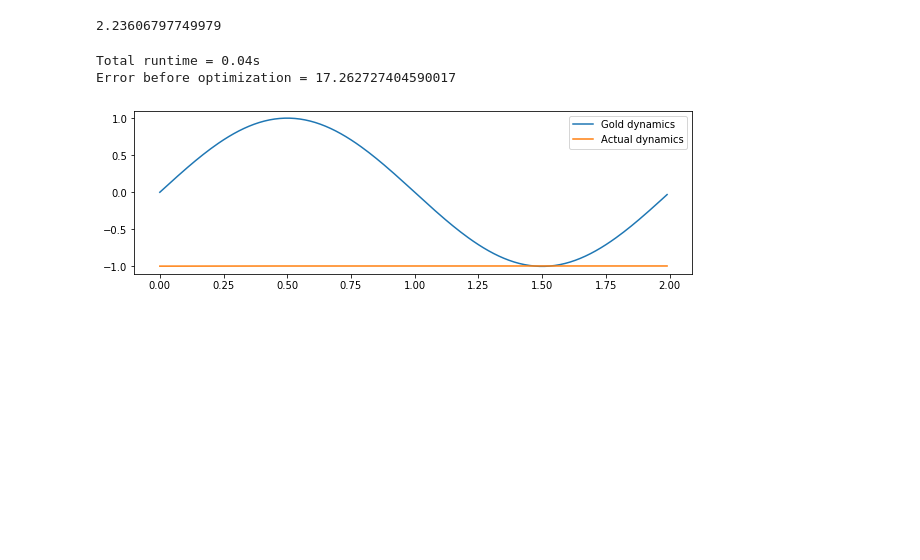
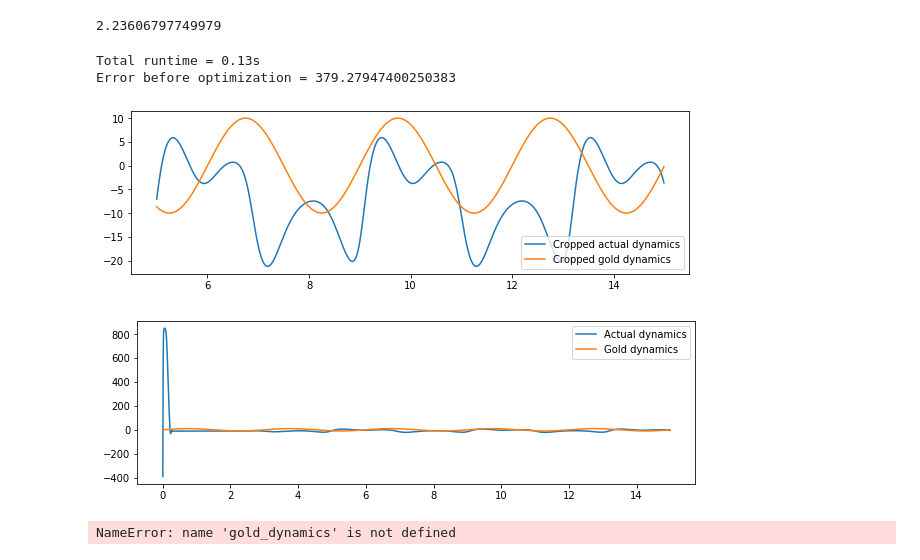
Before and after one commit to sjonany/c-elegans-connectome-opt, a Jupyter notebook: analysis/connectome_opt.ipynb, the cells around one changed output. Cells and saved outputs as stored; diff of their text form; code cells hidden in the pictures; blank space fills up the shorter version.

```diff
--- a/analysis/connectome_opt.ipynb
+++ b/analysis/connectome_opt.ipynb
@@ -61,9 +75,7 @@ def unpack_param_vec(x):
   gs_mat = gs_vec.reshape(N,N)
   return gg_mat, gs_mat
 
-def run_neural_model(N, Gg, Gs, gold_dynamics):
-  # Only the first neuron is receiving constant input
-  I_ext = np.array([1.0] + [0] * (N-1))
+def run_neural_model(N, Gg, Gs, simul_ts):
   model = NeuralModel(
     N = N,
     Gg = Gg,
@@ -71,40 +83,72 @@ def run_neural_model(N, Gg, Gs, gold_dynamics):
     is_inhibitory = is_inhibitory,
     I_ext = I_ext)
 
-  # Run longer than gold_dynamics to allow trajectory to stabilize
-  simul_ts = len(gold_dynamics) * 2
   (v_mat, s_mat, v_normalized_mat) = model.run(simul_ts)
 
   # Reduce dimension of model dynamics
   pca = PCA(n_components = 1)
   projected_X = pca.fit_transform(v_normalized_mat)
 
-  # First PCA comp, and just the last bits
-  normalized_run_dyn = projected_X[len(gold_dynamics):,0]
-  return normalized_run_dyn
+  # Return just the first PCA comp, and just the last bits
+  return projected_X[:,0]
 
-def create_obj_fun(N, gold_dynamics):
+def create_obj_fun(N, gold_dynamics, eval_ts):
   def obj_fun(x):
+    simul_ts = 3000
     gg_mat, gs_mat = unpack_param_vec(x)
-    normalized_run_dyn = run_neural_model(N, gg_mat, gs_mat, gold_dynamics)
-    error = ts_distance_euclidean(gold_dynamics, normalized_run_dyn)
+    actual_dyn = run_neural_model(N, gg_mat, gs_mat, simul_ts)
+    error = ts_distance_euclidean(gold_dynamics[-eval_ts:], actual_dyn[-eval_ts:])
     return error
   return obj_fun
+# %%
+# Initial run
+Gg, Gs = gen_random_connectome(N)
+ts, gold_dyn = get_gold_dynamics(simul_ts, dt)
+
+actual_dyn = run_neural_model(N, Gg, Gs, simul_ts)
+cropped_actual_dyn = actual_dyn[-eval_ts:]
+cropped_gold_dyn = gold_dyn[-eval_ts:]
+error = ts_distance_euclidean(cropped_gold_dyn, cropped_actual_dyn)
+cropped_ts = ts[-eval_ts:]
+
+fig, ax = plt.subplots(nrows=1, ncols=1, figsize=(10, 3))
+ax.plot(cropped_ts, cropped_actual_dyn, label = "Cropped actual dynamics")
+ax.plot(cropped_ts, cropped_gold_dyn, label = "Cropped gold dynamics")
+ax.legend()
+
+fig, ax = plt.subplots(nrows=1, ncols=1, figsize=(10, 3))
+ax.plot(ts, actual_dyn, label = "Actual dynamics")
+ax.plot(ts, gold_dyn, label = "Gold dynamics")
+ax.legend()
+
+
+print("Error before optimization = " + str(error))
+# %% [output]
+Total runtime = 0.13s
+Error before optimization = 379.27947400250383
+[figure, added]
+[figure, added]
+# %%
+# Optimize
+from scipy.optimize import minimize
+
+obj_fun = create_obj_fun(N, gold_dynamics)
+bnds = [(0, None)] * (2 * N**2)
+init_cond_arr = np.concatenate([Gg.flatten(), Gs.flatten()])
+
+res = minimize(obj_fun, init_cond_arr, method='BFGS', bounds=bnds)
+print(res)
+# %% [output]
+NameError: name 'gold_dynamics' is not defined
 # %%
-# Initial run
-dt = 0.01
-Gg, Gs = gen_random_connectome(N)
-ts, gold_dynamics = get_gold_dynamics(dt)
+# Plot the optimized results
+new_Gg, new_Gs = unpack_param_vec(res.x)
 
-normalized_run_dyn = run_neural_model(N, Gg, Gs, gold_dynamics)
+normalized_run_dyn = run_neural_model(N, new_Gg, new_Gs, gold_dynamics)
 error = ts_distance_euclidean(gold_dynamics, normalized_run_dyn)
 
 fig, ax = plt.subplots(nrows=1, ncols=1, figsize=(10, 3))
+ax.plot(ts, normalized_run_dyn, label = "Actual dynamics")
 ax.plot(ts, gold_dynamics, label = "Gold dynamics")
-ax.plot(ts, normalized_run_dyn, label = "Actual dynamics")
 ax.legend()
-print("Error before optimization = " + str(error))
+print("Error after optimization = " + str(error))
-# %% [output]
-Total runtime = 0.04s
-Error before optimization = 17.262727404590017
-[figure, removed]
```
Also changed, not shown: parts of 4 cells of this notebook, 1 other file.
